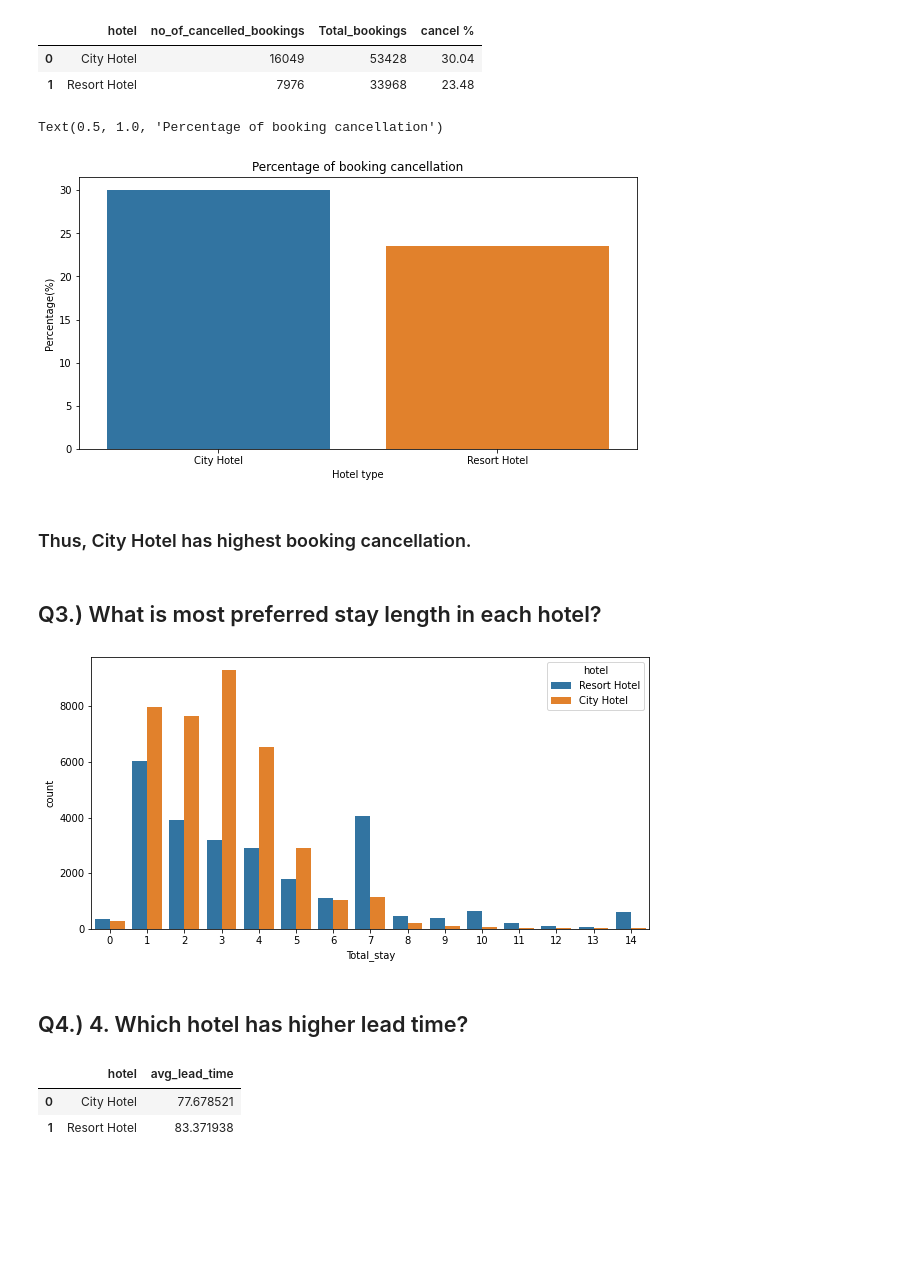
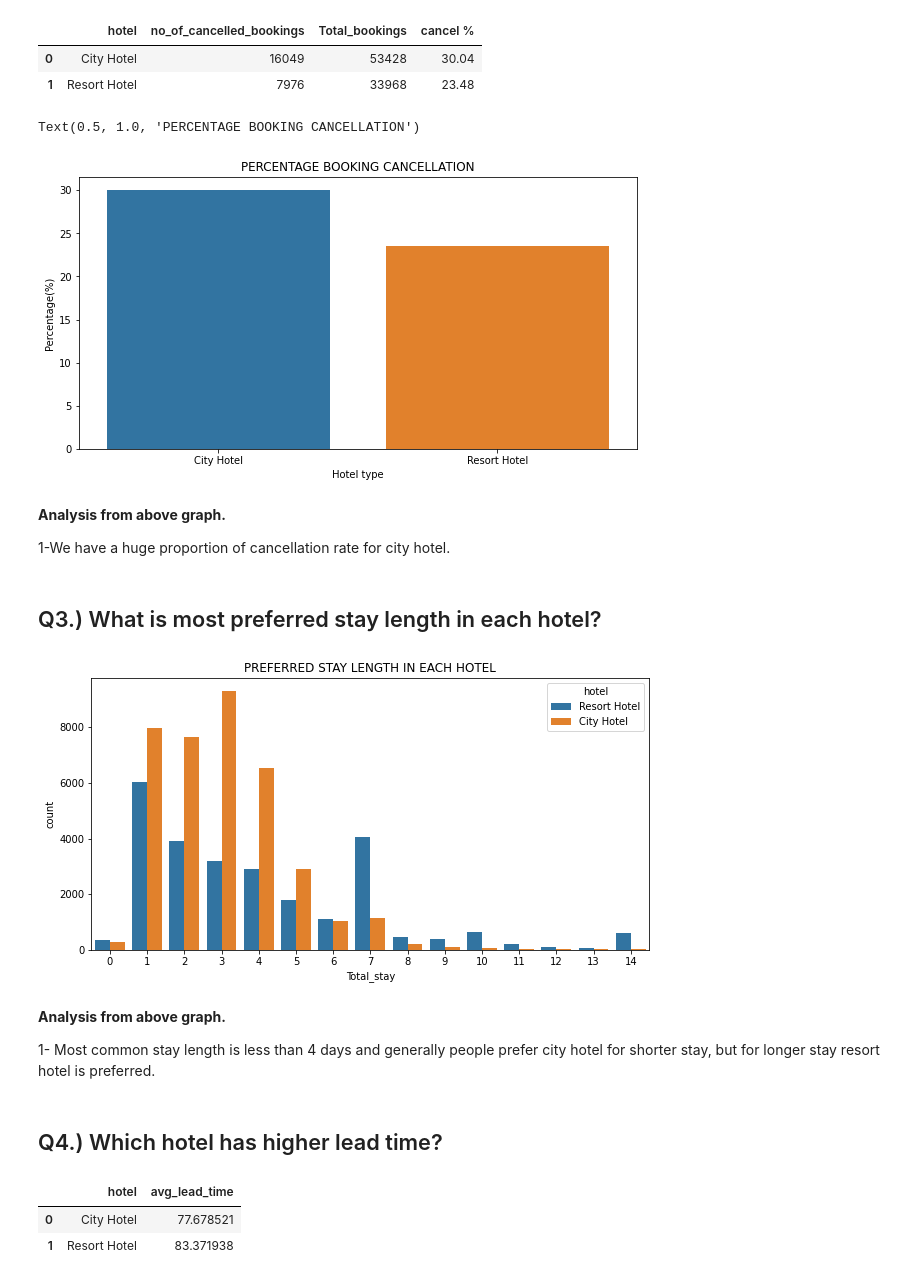
Before and after one commit to dileep-rawat/Capstone-Project-1-Hotel-Booking-Analysis, a Jupyter notebook: Hotel_Booking_Analysis_Capstone_Project.ipynb, the cells around one changed output. Drawn from its saved outputs; the diff is of its cells as text; code cells hidden in the pictures; blank space fills up the shorter version.

```diff
--- a/Hotel_Booking_Analysis_Capstone_Project.ipynb
+++ b/Hotel_Booking_Analysis_Capstone_Project.ipynb
@@ -221,12 +386,14 @@ sns.barplot(x=canceled_df['hotel'],y=canceled_df['cancel %'])
 # Set labels
 plt.xlabel('Hotel type')
 plt.ylabel('Percentage(%)')
-plt.title("Percentage of booking cancellation")
+plt.title("PERCENTAGE BOOKING CANCELLATION")
 # %% [output]
-Text(0.5, 1.0, 'Percentage of booking cancellation')
+Text(0.5, 1.0, 'PERCENTAGE BOOKING CANCELLATION')
-[figure, old version]
+[figure, new version]
-# %% [markdown]
-### Thus, City Hotel has highest booking cancellation.
+# %% [markdown]
+**Analysis from above graph.**
+
+1-We have a huge proportion of cancellation rate for city hotel.
 # %% [markdown]
 ## Q3.) What is most preferred stay length in each hotel?
 # %%
@@ -237,12 +404,17 @@ stay_df =stay_df.rename(columns={'is_canceled':'Number_of_stay'})
 # %%
 # set plot size and plot barchart
 plt.figure(figsize = (10,5))
+plt.title('PREFERRED STAY LENGTH IN EACH HOTEL')
 sns.countplot(x = stay_df['Total_stay'], hue = stay_df['hotel'])
 plt.show()
 # %% [output]
-[figure, old version]
+[figure, new version]
+# %% [markdown]
+**Analysis from above graph.**
+
+1- Most common stay length is less than 4 days and generally people prefer city hotel for shorter stay, but for longer stay resort hotel is preferred.
 # %% [markdown]
-## Q4.) 4.	Which hotel has higher lead time?
+## Q4.) Which hotel has higher lead time?
 # %%
 higher_lead = hotel_df.groupby('hotel')['lead_time'].mean().reset_index().rename(columns={'lead_time':'avg_lead_time'})
 higher_lead
```
Also changed, not shown: parts of 34 cells of this notebook.
